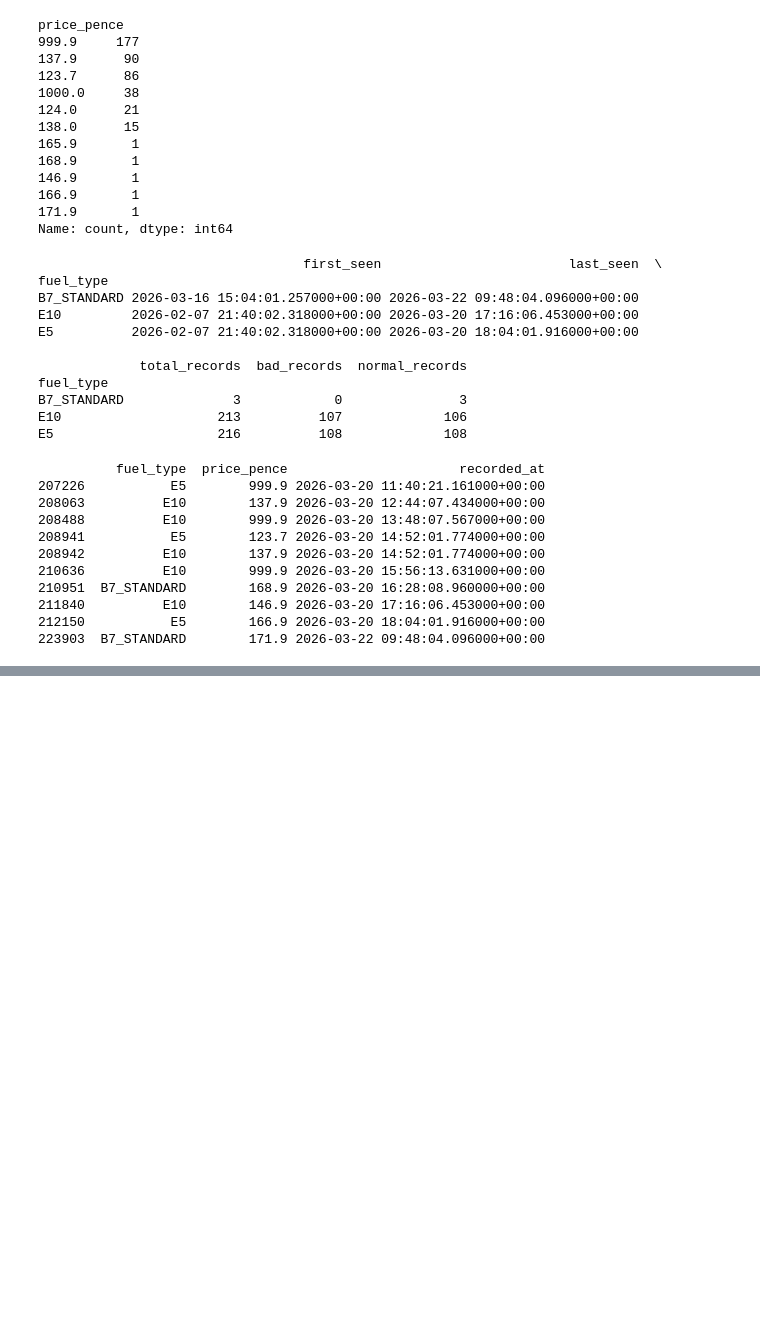
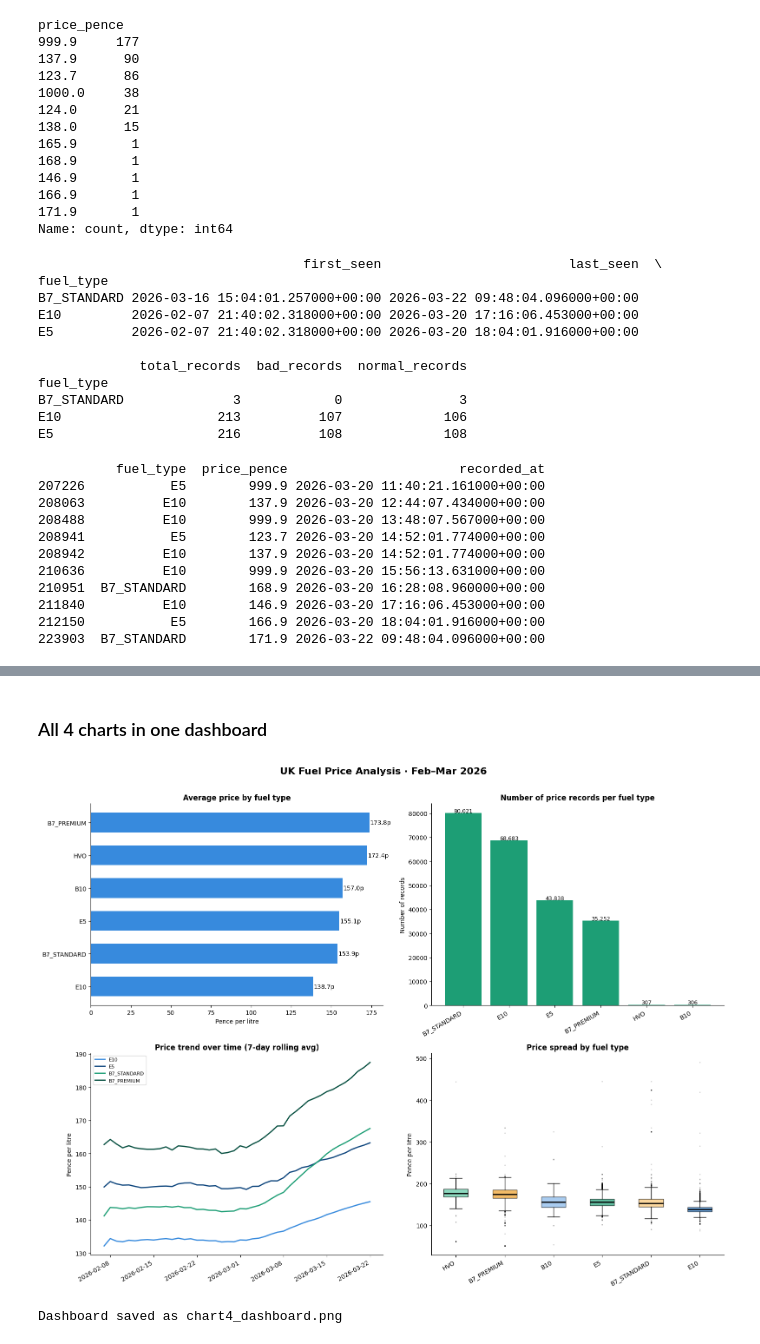
Before and after one commit to suzzzel5/Fule-Price-UK, a Jupyter notebook: notebooks/01_data_analysis.ipynb, the cells around one changed output, grey strips where cells are left out. Drawn from its saved outputs; the diff is of its cells as text; code cells hidden in the pictures; blank space fills up the shorter version.

```diff
--- a/notebooks/01_data_analysis.ipynb
+++ b/notebooks/01_data_analysis.ipynb
@@ -421,0 +615,70 @@ print(station_data.tail(10)[['fuel_type','price_pence','recorded_at']])
+# %% [markdown]
+### All 4 charts in one dashboard
+# %%
+# Cell 13 - Chart 4: Full dashboard
+fig, axes = plt.subplots(2, 2, figsize=(16, 12))
+fig.suptitle('UK Fuel Price Analysis · Feb–Mar 2026',
+             fontsize=16, fontweight='bold', y=1.01)
+
+# ── Top left: avg price bar ──────────────────────────────
+ax1 = axes[0, 0]
+fuel_avg = data_clean.groupby('fuel_type')['price_pence'].mean().sort_values()
+ax1.barh(fuel_avg.index, fuel_avg.values, color='#378ADD', height=0.6)
+for i, (idx, val) in enumerate(fuel_avg.items()):
+    ax1.text(val + 0.3, i, f'{val:.1f}p', va='center', fontsize=10)
+ax1.set_title('Average price by fuel type', fontweight='bold')
+ax1.set_xlabel('Pence per litre')
+ax1.spines['top'].set_visible(False)
+ax1.spines['right'].set_visible(False)
+
+# ── Top right: record count bar ──────────────────────────
+ax2 = axes[0, 1]
+counts = data_clean['fuel_type'].value_counts()
+ax2.bar(counts.index, counts.values, color='#1D9E75')
+ax2.set_title('Number of price records per fuel type', fontweight='bold')
+ax2.set_ylabel('Number of records')
+for i, (idx, val) in enumerate(counts.items()):
+    ax2.text(i, val + 200, f'{val:,}', ha='center', fontsize=9)
+ax2.spines['top'].set_visible(False)
+ax2.spines['right'].set_visible(False)
+plt.setp(ax2.xaxis.get_majorticklabels(), rotation=30, ha='right')
+
+# ── Bottom left: price trend ─────────────────────────────
+ax3 = axes[1, 0]
+for fuel, color in colors_line.items():
+    fuel_data = data_clean[data_clean['fuel_type'] == fuel].copy()
+    daily = fuel_data.groupby('date')['price_pence'].mean().reset_index()
+    daily['date'] = pd.to_datetime(daily['date'])
+    daily['rolling'] = daily['price_pence'].rolling(7, min_periods=1).mean()
+    ax3.plot(daily['date'], daily['rolling'], color=color,
+             linewidth=2, label=fuel)
+ax3.set_title('Price trend over time (7-day rolling avg)', fontweight='bold')
+ax3.set_ylabel('Pence per litre')
+ax3.legend(fontsize=8)
+ax3.spines['top'].set_visible(False)
+ax3.spines['right'].set_visible(False)
+plt.setp(ax3.xaxis.get_majorticklabels(), rotation=30, ha='right')
+
+# ── Bottom right: price spread box plot ──────────────────
+ax4 = axes[1, 1]
+data_to_plot = [data_clean[data_clean['fuel_type'] == f]['price_pence'].values
+                for f in order]
+bp = ax4.boxplot(data_to_plot, labels=order, patch_artist=True,
+                 medianprops=dict(color='black', linewidth=2),
+                 flierprops=dict(marker='.', markersize=2, alpha=0.2))
+for patch, color in zip(bp['boxes'], box_colors):
+    patch.set_facecolor(color)
+    patch.set_alpha(0.7)
+ax4.set_title('Price spread by fuel type', fontweight='bold')
+ax4.set_ylabel('Pence per litre')
+ax4.spines['top'].set_visible(False)
+ax4.spines['right'].set_visible(False)
+plt.setp(ax4.xaxis.get_majorticklabels(), rotation=30, ha='right')
+
+plt.tight_layout()
+plt.savefig('../figures/chart4_dashboard.png', dpi=150, bbox_inches='tight')
+plt.show()
+print("Dashboard saved as chart4_dashboard.png")
+# %% [output]
+[figure, added]
+Dashboard saved as chart4_dashboard.png
```
Also changed, not shown: parts of 9 cells of this notebook.
